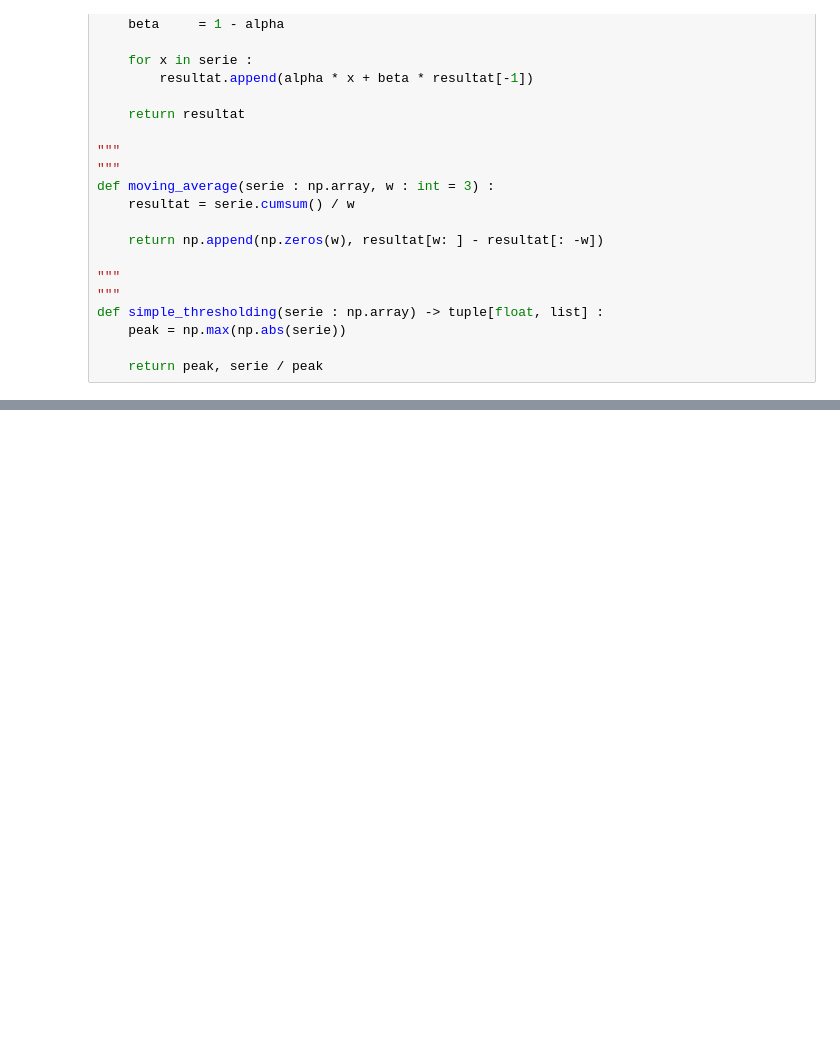
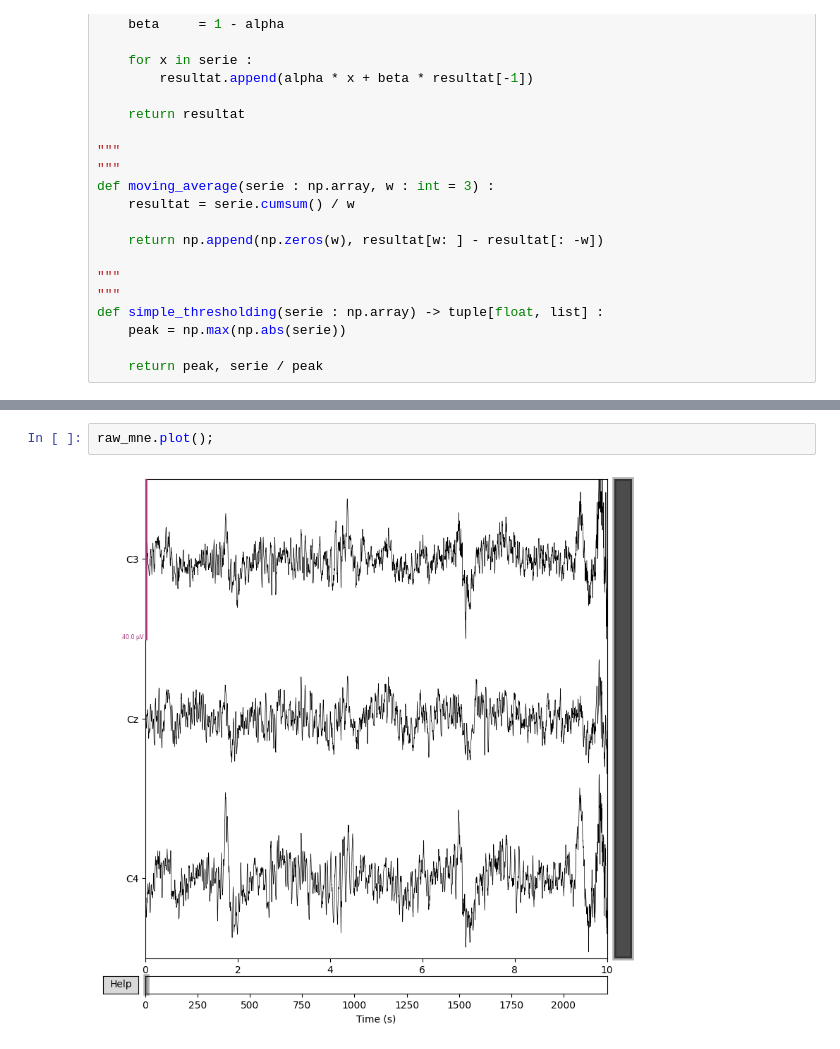
Before and after one commit to philippe-dpz/EEG_proj_repo, a Jupyter notebook: notebooks/Brn_EEG.ipynb, the cells around one changed output, grey strips where cells are left out. Cells and saved outputs as stored; diff of their text form; blank space fills up the shorter version.

```diff
--- a/notebooks/Brn_EEG.ipynb
+++ b/notebooks/Brn_EEG.ipynb
@@ -171,0 +204,4 @@ raw = mne.io.RawArray(raw_csv, mne.create_info(raw_csv.columns, sample_rate, ch_
+# %%
+raw_mne.plot();
+# %% [output]
+[figure, added]
```
Also changed, not shown: parts of 7 cells of this notebook.
